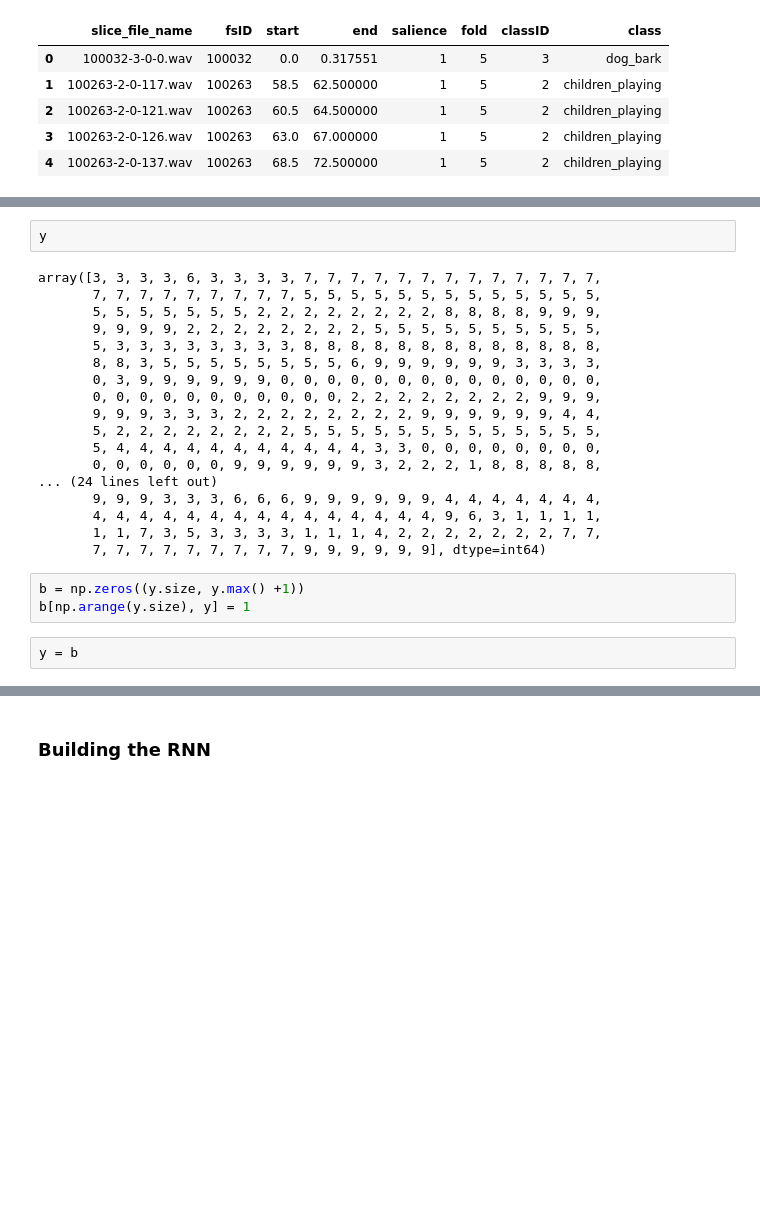
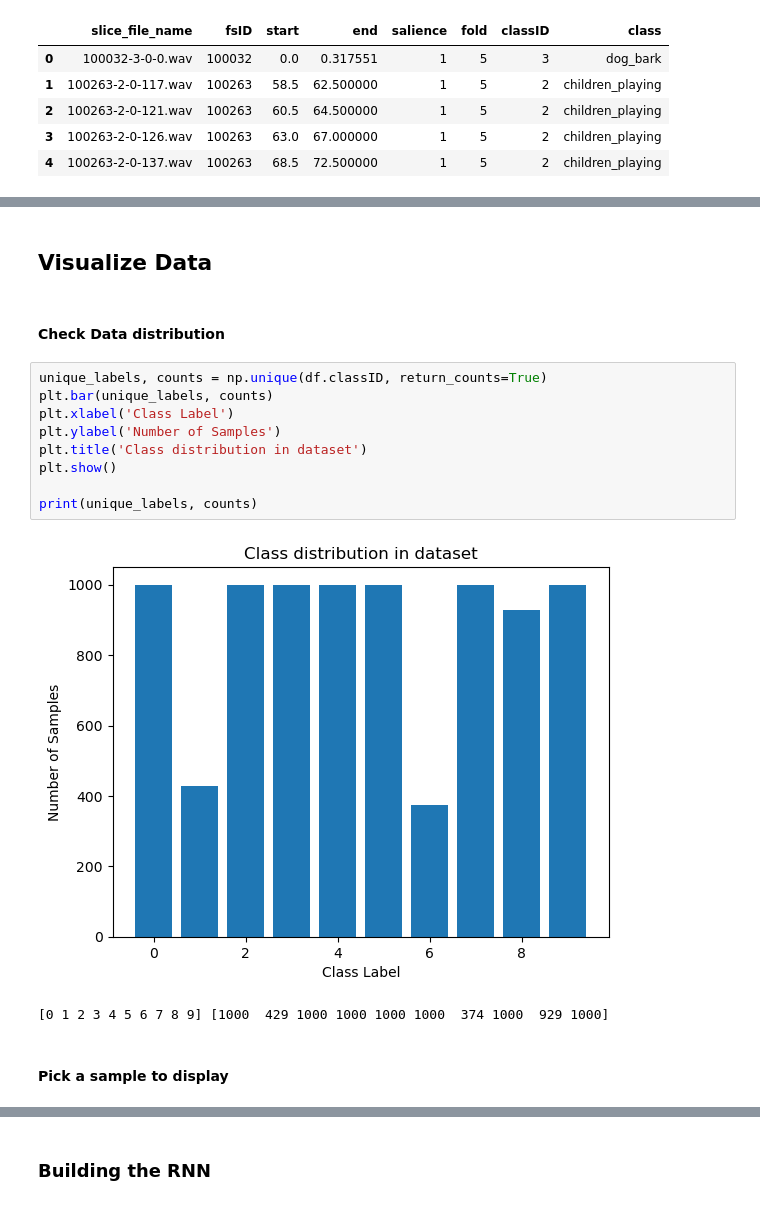
Before and after one commit to ToniCardosooo/ML2-Project, a Jupyter notebook: rnn.ipynb, the cells around one changed output, grey strips where cells are left out. Drawn from its saved outputs; the diff is of its cells as text; blank space fills up the shorter version.

```diff
--- a/rnn.ipynb
+++ b/rnn.ipynb
@@ -154,25 +26,18 @@ y = np.array(y)
-# %%
-y
-# %% [output]
-array([3, 3, 3, 3, 6, 3, 3, 3, 3, 7, 7, 7, 7, 7, 7, 7, 7, 7, 7, 7, 7, 7,
-       7, 7, 7, 7, 7, 7, 7, 7, 7, 5, 5, 5, 5, 5, 5, 5, 5, 5, 5, 5, 5, 5,
-       5, 5, 5, 5, 5, 5, 5, 2, 2, 2, 2, 2, 2, 2, 2, 8, 8, 8, 8, 9, 9, 9,
-       9, 9, 9, 9, 2, 2, 2, 2, 2, 2, 2, 2, 5, 5, 5, 5, 5, 5, 5, 5, 5, 5,
-       5, 3, 3, 3, 3, 3, 3, 3, 3, 8, 8, 8, 8, 8, 8, 8, 8, 8, 8, 8, 8, 8,
-       8, 8, 3, 5, 5, 5, 5, 5, 5, 5, 5, 6, 9, 9, 9, 9, 9, 9, 3, 3, 3, 3,
-       0, 3, 9, 9, 9, 9, 9, 9, 0, 0, 0, 0, 0, 0, 0, 0, 0, 0, 0, 0, 0, 0,
-       0, 0, 0, 0, 0, 0, 0, 0, 0, 0, 0, 2, 2, 2, 2, 2, 2, 2, 2, 9, 9, 9,
-       9, 9, 9, 3, 3, 3, 2, 2, 2, 2, 2, 2, 2, 2, 9, 9, 9, 9, 9, 9, 4, 4,
-       5, 2, 2, 2, 2, 2, 2, 2, 2, 5, 5, 5, 5, 5, 5, 5, 5, 5, 5, 5, 5, 5,
-       5, 4, 4, 4, 4, 4, 4, 4, 4, 4, 4, 4, 3, 3, 0, 0, 0, 0, 0, 0, 0, 0,
-       0, 0, 0, 0, 0, 0, 9, 9, 9, 9, 9, 9, 3, 2, 2, 2, 1, 8, 8, 8, 8, 8,
-... (24 lines left out)
-       9, 9, 9, 3, 3, 3, 6, 6, 6, 9, 9, 9, 9, 9, 9, 4, 4, 4, 4, 4, 4, 4,
-       4, 4, 4, 4, 4, 4, 4, 4, 4, 4, 4, 4, 4, 4, 4, 9, 6, 3, 1, 1, 1, 1,
-       1, 1, 7, 3, 5, 3, 3, 3, 3, 1, 1, 1, 4, 2, 2, 2, 2, 2, 2, 2, 7, 7,
-       7, 7, 7, 7, 7, 7, 7, 7, 7, 9, 9, 9, 9, 9, 9], dtype=int64)
-# %%
-b = np.zeros((y.size, y.max() +1))
-b[np.arange(y.size), y] = 1
-# %%
-y = b
+# %% [markdown]
+## Visualize Data
+# %% [markdown]
+#### Check Data distribution
+# %%
+unique_labels, counts = np.unique(df.classID, return_counts=True)
+plt.bar(unique_labels, counts)
+plt.xlabel('Class Label')
+plt.ylabel('Number of Samples')
+plt.title('Class distribution in dataset')
+plt.show()
+
+print(unique_labels, counts)
+# %% [output]
+[figure, added]
+[0 1 2 3 4 5 6 7 8 9] [1000  429 1000 1000 1000 1000  374 1000  929 1000]
+# %% [markdown]
+#### Pick a sample to display
```
Also changed, not shown: parts of 45 cells of this notebook.
